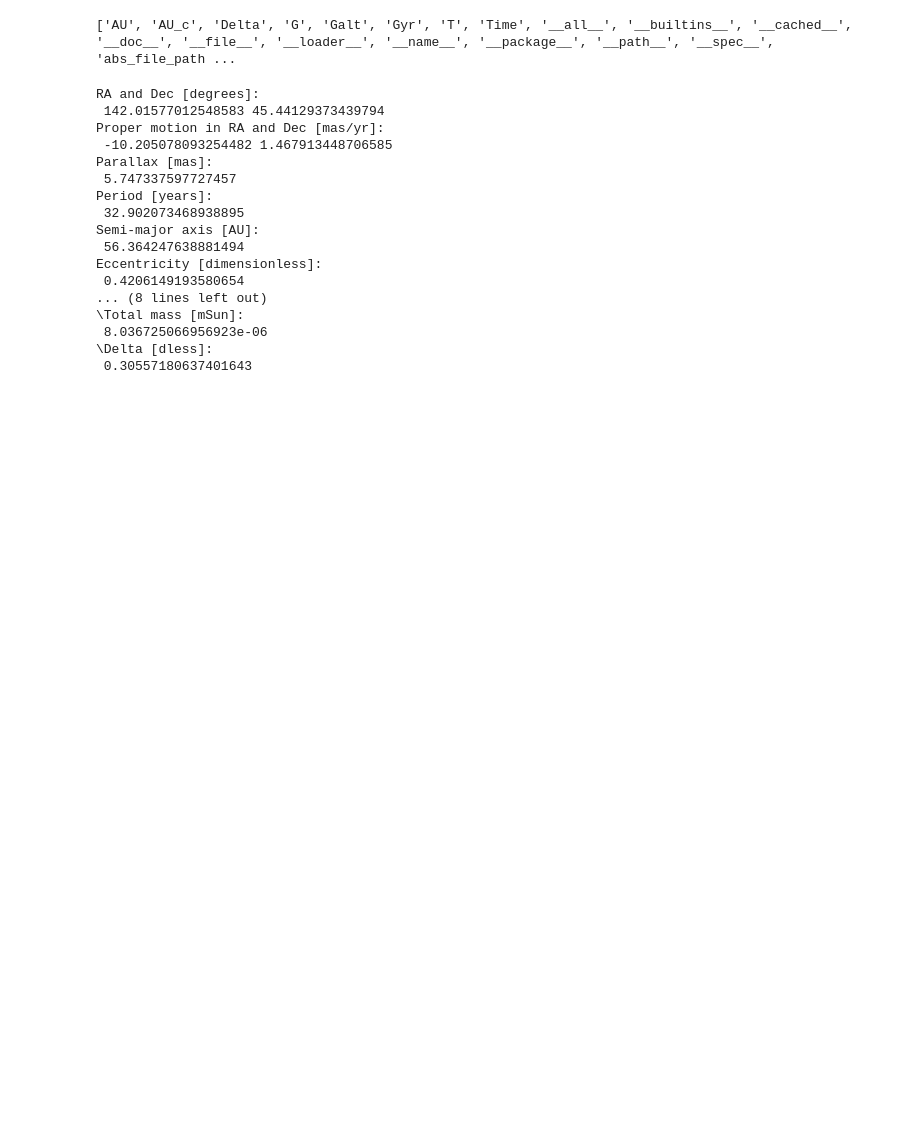
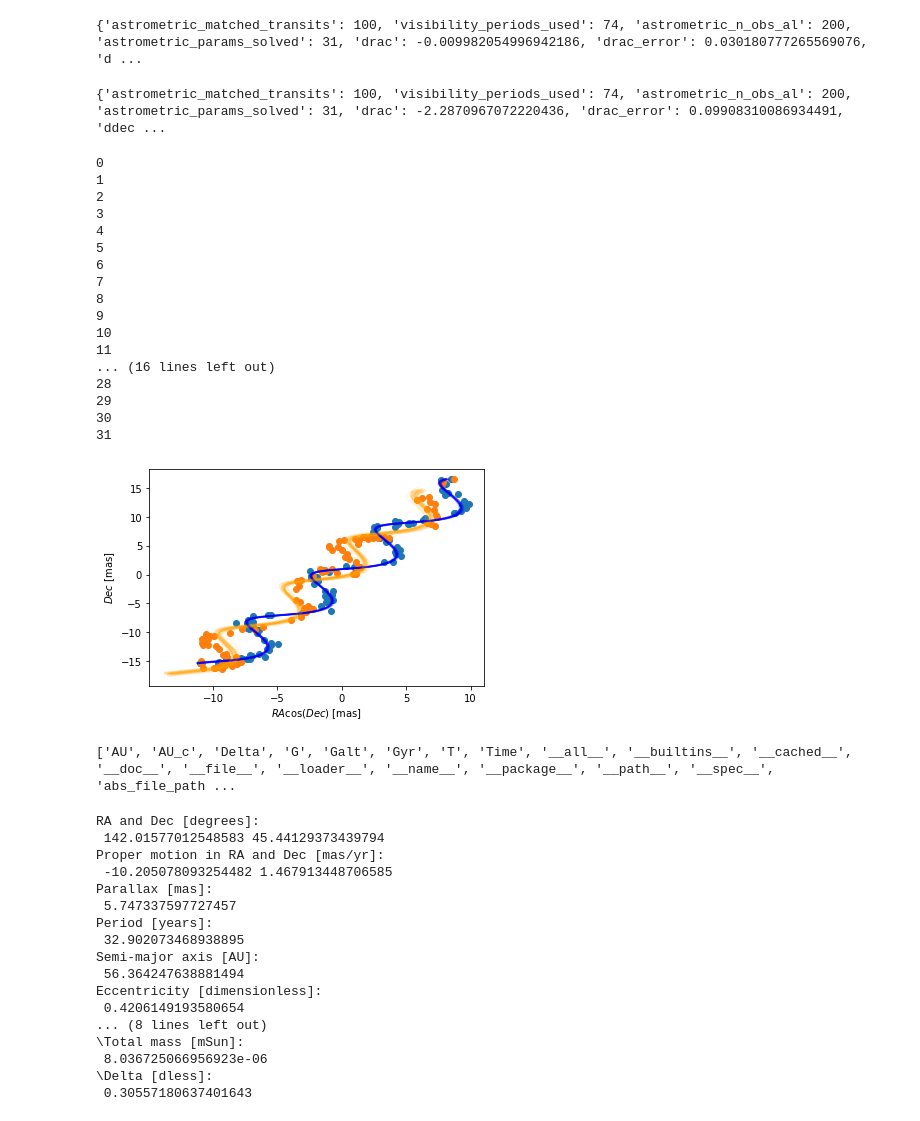
Before and after one commit to zpenoyre/astromet.py, a Jupyter notebook: example.ipynb, the cells around one changed output. Drawn from its saved outputs; the diff is of its cells as text; code cells hidden in the pictures; blank space fills up the shorter version.

Commit message:
ressureected a simple rac,dec fit and finished the quickstart
still need to detail using gaia_fit

```diff
--- a/example.ipynb
+++ b/example.ipynb
@@ -64,3 +81,68 @@ plt.show()
+# %%
+results=astromet.simple_fit(ts,obsracs,obsdecs,ast_error,params.ra,params.dec)
+print(results)
+# %% [output]
+{'astrometric_matched_transits': 100, 'visibility_periods_used': 74, 'astrometric_n_obs_al': 200, 'astrometric_params_solved': 31, 'drac': -0.009982054996942186, 'drac_error': 0.030180777265569076, 'd ...
+# %%
+bresults=astromet.simple_fit(ts,bobsracs,bobsdecs,ast_error,params.ra,params.dec)
+print(bresults)
+# %% [output]
+{'astrometric_matched_transits': 100, 'visibility_periods_used': 74, 'astrometric_n_obs_al': 200, 'astrometric_params_solved': 31, 'drac': -2.2870967072220436, 'drac_error': 0.09908310086934491, 'ddec ...
+# %%
+ax=plt.gca()
+ax.scatter(obsracs,obsdecs)
+ax.scatter(bobsracs,bobsdecs)
+
+plotts=np.linspace(np.min(ts),np.max(ts),200)
+fitparams=astromet.params()
+bfitparams=astromet.params()
+for i in range(32):
+    print(i)
+    fitparams.ra=160     #[deg]
+    fitparams.dec=-50    #[deg]
+    fitparams.drac=results['drac']+results['drac_error']*np.random.randn()     #[mas]
+    fitparams.ddec=results['ddec']+results['ddec_error']*np.random.randn()     #[mas]
+    fitparams.pmrac=results['pmrac']+results['pmrac_error']*np.random.randn()    #[mas/yr]
+    fitparams.pmdec=results['pmdec']+results['pmdec_error']*np.random.randn()   #[mas/yr]
+    fitparams.pllx=results['parallax']+results['parallax_error']*np.random.randn()     #[mas]
+
+    fitracs,fitdecs=astromet.track(plotts,fitparams)
+    ax.plot(fitracs,fitdecs,c='blue',alpha=0.1)
+
+    bfitparams.ra=160     #[deg]
+    bfitparams.dec=-50    #[deg]
+    bfitparams.drac=bresults['drac']+bresults['drac_error']*np.random.randn()     #[mas]
+    bfitparams.ddec=bresults['ddec']+bresults['ddec_error']*np.random.randn()     #[mas]
+    bfitparams.pmrac=bresults['pmrac']+bresults['pmrac_error']*np.random.randn()    #[mas/yr]
+    bfitparams.pmdec=bresults['pmdec']+bresults['pmdec_error']*np.random.randn()   #[mas/yr]
+    bfitparams.pllx=bresults['parallax']+bresults['parallax_error']*np.random.randn()     #[mas]
+
+    bfitracs,bfitdecs=astromet.track(plotts,bfitparams)
+    ax.plot(bfitracs,bfitdecs,c='orange',alpha=0.1)
+
+ax.set_xlabel(r'$RA \cos(Dec)$ [mas]')
+ax.set_ylabel(r'$Dec$ [mas]')
+plt.savefig('docs/plots/twoBodyFit.png')
+plt.show()
+# %% [output]
+0
+1
+2
+3
+4
+5
+6
+7
+8
+9
+10
+11
+... (16 lines left out)
+28
+29
+30
+31
+[figure, added]
 # %%
 import numpy as np
 import astropy
```
Also changed, not shown: parts of 5 cells of this notebook, 6 other files.
